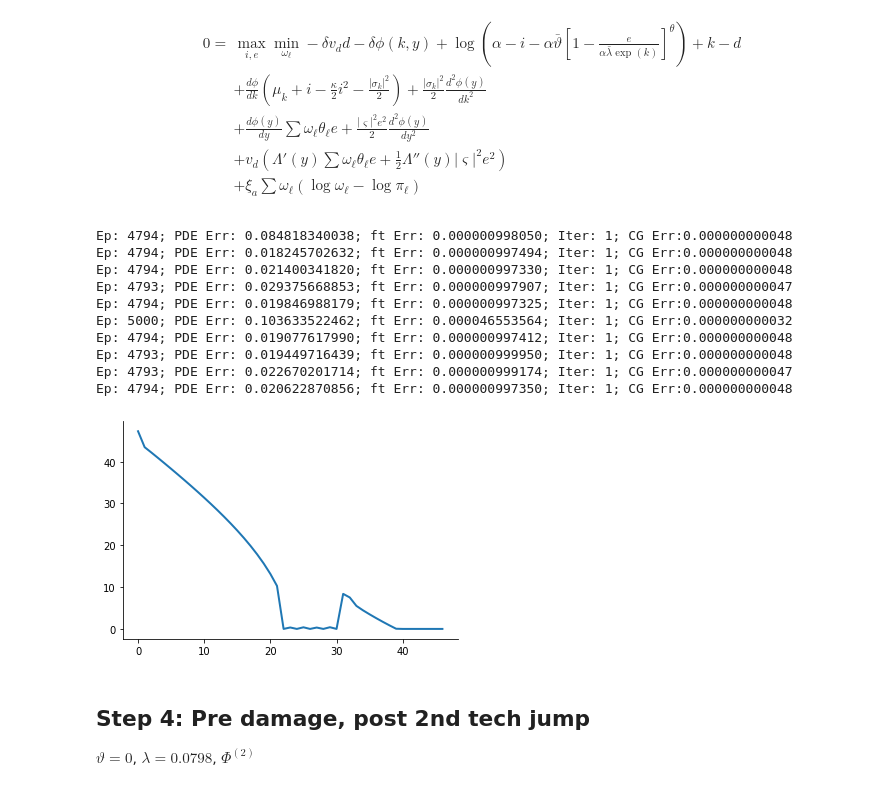
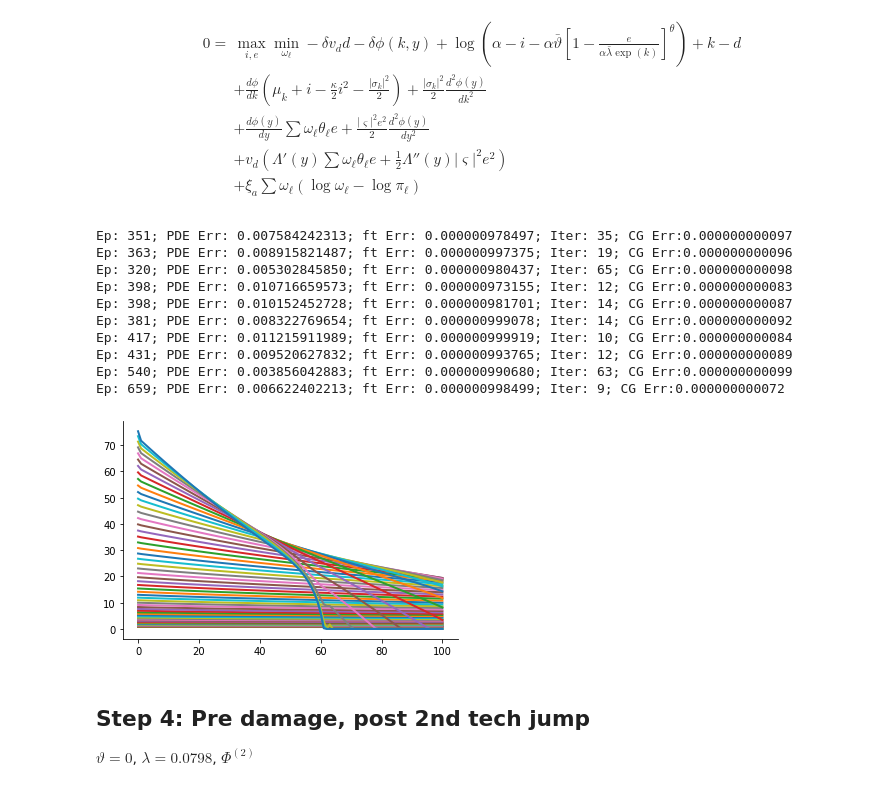
Before and after one commit to lphansen/ClimateUncertaintySpillover, a Jupyter notebook: notebook/DICE_two_jump.ipynb, the cells around one changed output. Saved outputs shown, nothing was run; the diff lists cells and outputs as text; code cells hidden in the pictures.

```diff
--- a/notebook/DICE_two_jump.ipynb
+++ b/notebook/DICE_two_jump.ipynb
@@ -289,15 +316,15 @@ $$
 $$
 # %%
 θ = 3
-ϑ_bar = 0
-λ_bar = 0.0798
-I_g = 1/60
+ϑ_bar = ϑ_2
+λ_bar = λ_1
+I_g = I_g_1
 arg_list_tech2 = []
 for γ3_i in γ3_list:
     econ_param = (δ, η, α, μk, σk, κ, θ, ϑ_bar, λ_bar, I_g)
     dmg_param = (γ1, γ2, γ3_i, y_bar)
     climate_param = (θ_list, σy)
-    uncertain_param = (0.01, 5, 5)
+    uncertain_param = (100_000, 100_000, 100_000)
     args = (econ_param, dmg_param, climate_param, uncertain_param)
     args_func = (y_grid, k_grid, args, True, None, None, 2, 1e-6, 4_000)
     arg_list_tech2.append(args_func)
@@ -344,12 +371,12 @@ $$
 $$
 # %%
 θ = 3
-ϑ_bar = 0.0260
-λ_bar = 0.0798
-I_g = 1 / 60
+ϑ_bar = ϑ_1
+λ_bar = λ_1
+I_g = I_g_1
 i = 0
 args = ((δ, η, α, μk, σk, κ, θ, ϑ_bar, λ_bar, I_g),
-        (γ1, γ2, γ3_list[i], y_bar), (θ_list, σy), (0.01, 5, 5))
+        (γ1, γ2, γ3_list[i], y_bar), (θ_list, σy), (100_000, 100_000, 100_000))
 res = solve_postdmg(y_grid, k_grid, args, False, res_tech2[i]['v0'],
-                    res_tech2[i]['v0'], 0.5, 1e-6, 4_000)
+                   None, 0.5, 1e-6, 2_000, True)
 # %% [output]
@@ -362,18 +405,18 @@ plt.show()
 # %%
 θ = 3
-ϑ_bar = 0.0260
-λ_bar = 0.0798
-I_g = 1 / 60
+ϑ_bar = ϑ_1
+λ_bar = λ_1
+I_g = I_g_1
 arg_list_tech1 = []
 for i in range(len(γ3_list)):
     econ_param = (δ, η, α, μk, σk, κ, θ, ϑ_bar, λ_bar, I_g)
     dmg_param = (γ1, γ2, γ3_list[i], y_bar)
     climate_param = (θ_list, σy)
-    uncertain_param = (0.01, 5, 5)
+    uncertain_param = (100_000, 100_000, 100_000)
     v_tech2_i = res_tech2[i]['v0']
     args = (econ_param, dmg_param, climate_param, uncertain_param)
-    args_func = (y_grid, k_grid, args, False, v_tech2_i, v_tech2_i, 0.3, 1e-6,
-                 5_000)
+    args_func = (y_grid, k_grid, args, False, v_tech2_i, None, 2, 1e-6,
+                 2_000)
     arg_list_tech1.append(args_func)
 
 res_tech1 = solve_parallel(arg_list_tech1, solve_postdmg)
@@ -414,9 +463,9 @@ $$
 $$
 # %%
 θ = 3
-ϑ_bar = 0.0453
-λ_bar = 0.1206
-I_g = 1 / 80
+ϑ_bar = ϑ_0
+λ_bar = λ_0
+I_g = I_g_0
 arg_list_tech0 = []
 for i in range(len(γ3_list)):
     γ3_i = γ3_list[i]
@@ -424,29 +473,29 @@ for i in range(len(γ3_list)):
     econ_param = (δ, η, α, μk, σk, κ, θ, ϑ_bar, λ_bar, I_g)
     dmg_param = (γ1, γ2, γ3_i, y_bar)
     climate_param = (θ_list, σy)
-    uncertain_param = (0.01, 5, 5)
+    uncertain_param = (100_000, 100_000, 100_000)
     args = (econ_param, dmg_param, climate_param, uncertain_param)
-    args_func = (y_grid, k_grid, args, False, v_tech_i, v_tech_i, 0.3, 1e-6,
-                 5_000)
+    args_func = (y_grid, k_grid, args, False, v_tech_i, v_tech_i, 2, 1e-6,
+                 2_000)
     arg_list_tech0.append(args_func)
 
 res_tech0 = solve_parallel(arg_list_tech0, solve_postdmg)
 # %% [output]
-Ep: 4794; PDE Err: 0.084818340038; ft Err: 0.000000998050; Iter: 1; CG Err:0.000000000048
-Ep: 4794; PDE Err: 0.018245702632; ft Err: 0.000000997494; Iter: 1; CG Err:0.000000000048
-Ep: 4794; PDE Err: 0.021400341820; ft Err: 0.000000997330; Iter: 1; CG Err:0.000000000048
-Ep: 4793; PDE Err: 0.029375668853; ft Err: 0.000000997907; Iter: 1; CG Err:0.000000000047
-Ep: 4794; PDE Err: 0.019846988179; ft Err: 0.000000997325; Iter: 1; CG Err:0.000000000048
-Ep: 5000; PDE Err: 0.103633522462; ft Err: 0.000046553564; Iter: 1; CG Err:0.000000000032
-Ep: 4794; PDE Err: 0.019077617990; ft Err: 0.000000997412; Iter: 1; CG Err:0.000000000048
-Ep: 4793; PDE Err: 0.019449716439; ft Err: 0.000000999950; Iter: 1; CG Err:0.000000000048
-Ep: 4793; PDE Err: 0.022670201714; ft Err: 0.000000999174; Iter: 1; CG Err:0.000000000047
-Ep: 4794; PDE Err: 0.020622870856; ft Err: 0.000000997350; Iter: 1; CG Err:0.000000000048
+Ep: 351; PDE Err: 0.007584242313; ft Err: 0.000000978497; Iter: 35; CG Err:0.000000000097
+Ep: 363; PDE Err: 0.008915821487; ft Err: 0.000000997375; Iter: 19; CG Err:0.000000000096
+Ep: 320; PDE Err: 0.005302845850; ft Err: 0.000000980437; Iter: 65; CG Err:0.000000000098
+Ep: 398; PDE Err: 0.010716659573; ft Err: 0.000000973155; Iter: 12; CG Err:0.000000000083
+Ep: 398; PDE Err: 0.010152452728; ft Err: 0.000000981701; Iter: 14; CG Err:0.000000000087
+Ep: 381; PDE Err: 0.008322769654; ft Err: 0.000000999078; Iter: 14; CG Err:0.000000000092
+Ep: 417; PDE Err: 0.011215911989; ft Err: 0.000000999919; Iter: 10; CG Err:0.000000000084
+Ep: 431; PDE Err: 0.009520627832; ft Err: 0.000000993765; Iter: 12; CG Err:0.000000000089
+Ep: 540; PDE Err: 0.003856042883; ft Err: 0.000000990680; Iter: 63; CG Err:0.000000000099
+Ep: 659; PDE Err: 0.006622402213; ft Err: 0.000000998499; Iter: 9; CG Err:0.000000000072
 # %%
-plt.plot(res_tech0[0]['ems'][:,-3])
+plt.plot(res_tech0[0]['ems'].T)
 plt.show()
 # %% [output]
-[figure, old version]
+[figure, new version]
 # %% [markdown]
 ## Step 4: Pre damage,  post 2nd tech jump
 
```
Also changed, not shown: parts of 99 cells of this notebook, 24 other files.
